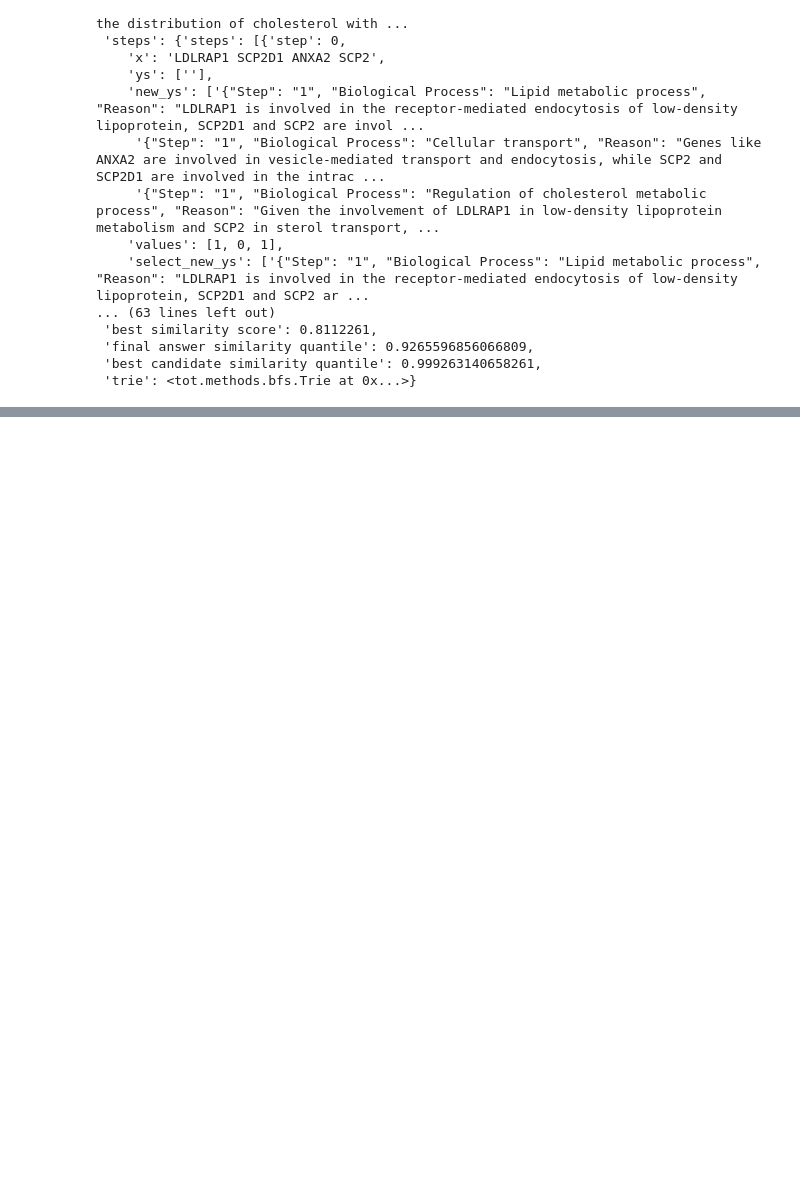
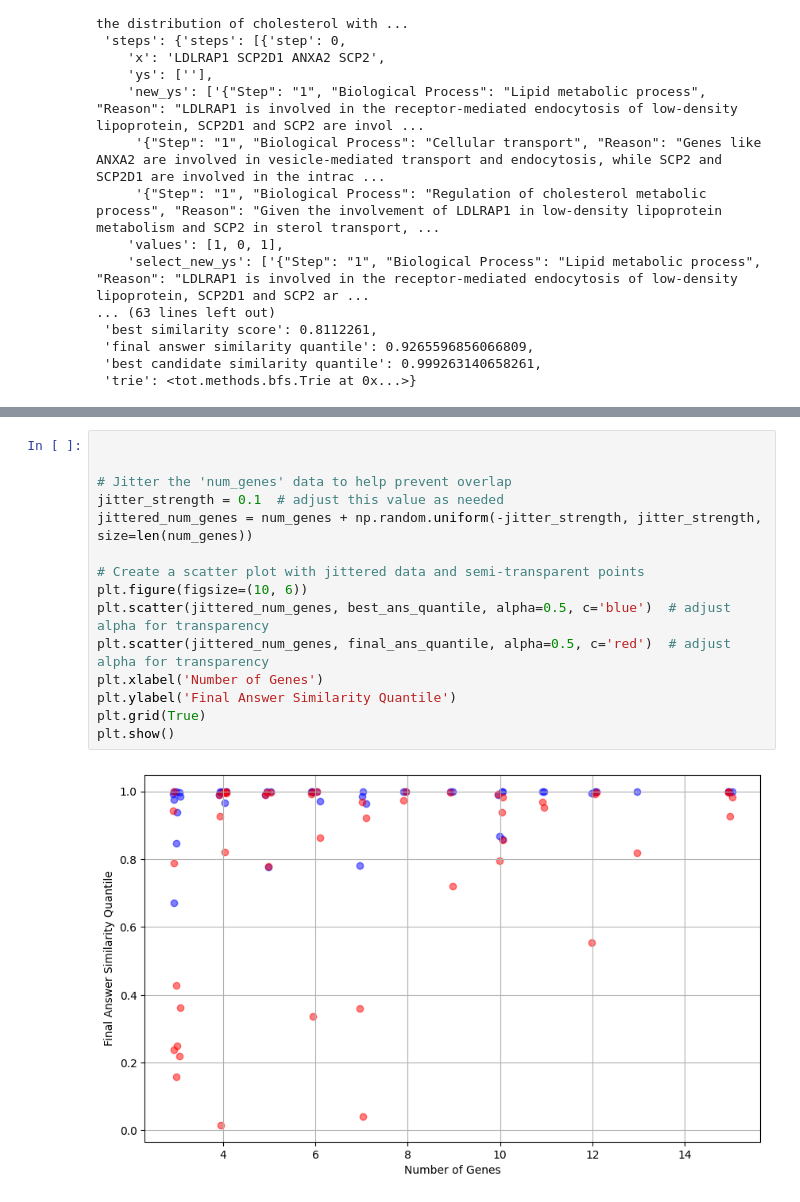
Before and after one commit to xocelyk/tot-gene-sets, a Jupyter notebook: start.ipynb, the cells around one changed output, grey strips where cells are left out. Drawn from its saved outputs; the diff is of its cells as text; blank space fills up the shorter version.

```diff
--- a/start.ipynb
+++ b/start.ipynb
@@ -389,0 +698,17 @@ IndexError: list index out of range
+# %%
+
+
+# Jitter the 'num_genes' data to help prevent overlap
+jitter_strength = 0.1  # adjust this value as needed
+jittered_num_genes = num_genes + np.random.uniform(-jitter_strength, jitter_strength, size=len(num_genes))
+
+# Create a scatter plot with jittered data and semi-transparent points
+plt.figure(figsize=(10, 6))
+plt.scatter(jittered_num_genes, best_ans_quantile, alpha=0.5, c='blue')  # adjust alpha for transparency
+plt.scatter(jittered_num_genes, final_ans_quantile, alpha=0.5, c='red')  # adjust alpha for transparency
+plt.xlabel('Number of Genes')
+plt.ylabel('Final Answer Similarity Quantile')
+plt.grid(True)
+plt.show()
+# %% [output]
+[figure, added]
```
Also changed, not shown: parts of 33 cells of this notebook.
